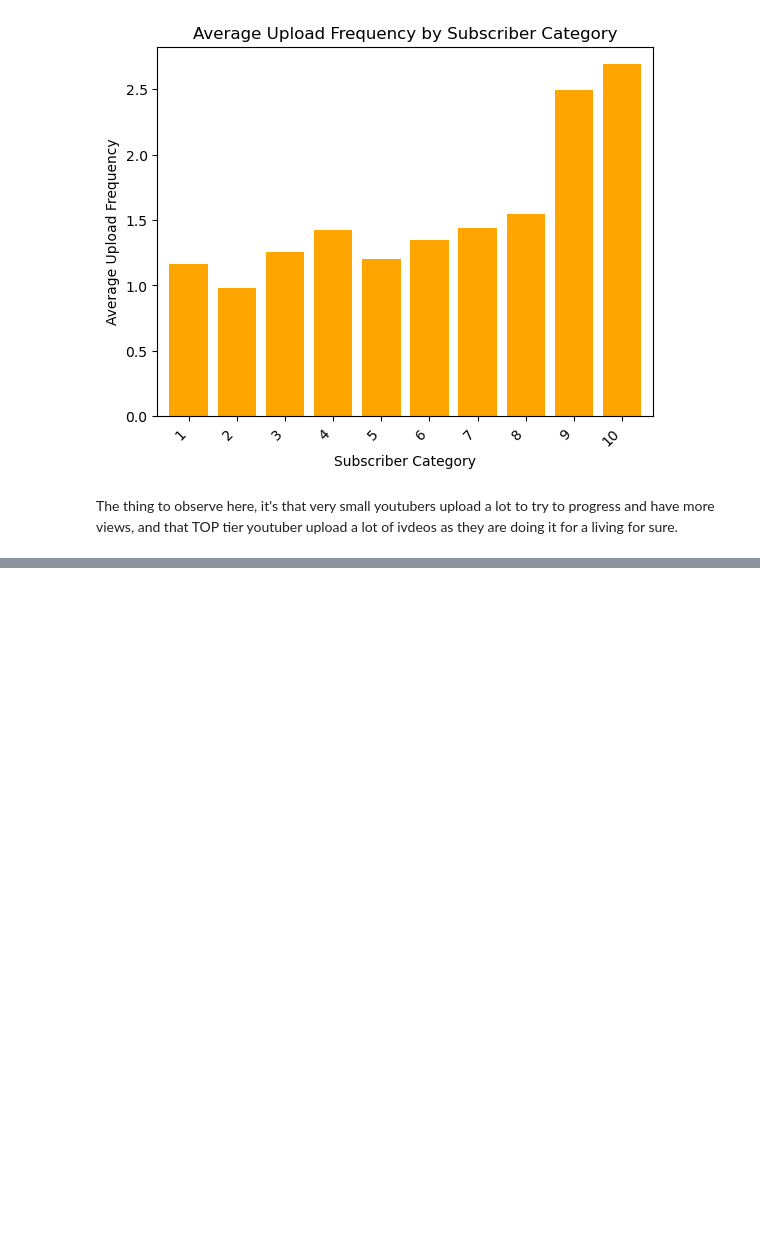
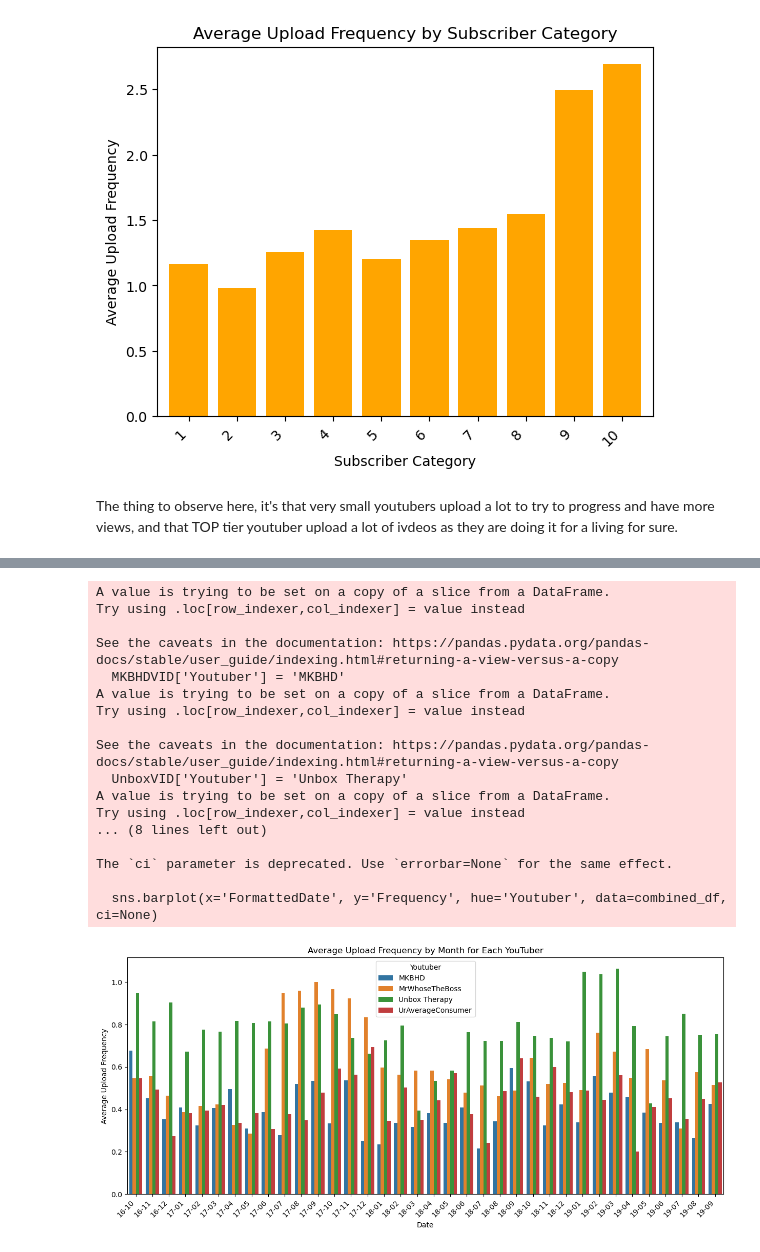
Before and after one commit to epfl-ada/ada-2023-project-datasquad2023, a Jupyter notebook: EDA_OTI.ipynb, the cells around one changed output, grey strips where cells are left out. Cells and saved outputs as stored; diff of their text form; code cells hidden in the pictures; blank space fills up the shorter version.

```diff
--- a/EDA_OTI.ipynb
+++ b/EDA_OTI.ipynb
@@ -203,0 +327,49 @@ The thing to observe here, it's that very small youtubers upload a lot to try to
+# %%
+MKBHDVID['Youtuber'] = 'MKBHD'
+UnboxVID['Youtuber'] = 'Unbox Therapy'
+UrAvgConsumerVID['Youtuber'] = 'UrAverageConsumer'
+MrwhosethebossVID['Youtuber'] = 'MrWhoseTheBoss'
+
+
+# Concatenate the DataFrames into a single DataFrame
+combined_df = pd.concat([MKBHDVID, UnboxVID, UrAvgConsumerVID, MrwhosethebossVID])
+
+
+# Convert 'Year' and 'Month' to datetime format and create a new 'Date' column
+combined_df['Date'] = pd.to_datetime(combined_df[['Year', 'Month']].assign(DAY=1))
+
+# Format the 'Date' column as 'YY-MM'
+combined_df['FormattedDate'] = combined_df['Date'].dt.strftime('%y-%m')
+
+# Sort the DataFrame by the 'Date' column
+combined_df = combined_df.sort_values(by='Date')
+
+# Use seaborn to plot the bar chart
+plt.figure(figsize=(15, 6))
+sns.barplot(x='FormattedDate', y='Frequency', hue='Youtuber', data=combined_df, ci=None)
+
+plt.title('Average Upload Frequency by Month for Each YouTuber')
+plt.xlabel('Date')
+plt.xticks(rotation=45, ha='right')
+plt.ylabel('Average Upload Frequency')
+plt.legend(title='Youtuber')
+plt.show()
+# %% [output]
+A value is trying to be set on a copy of a slice from a DataFrame.
+Try using .loc[row_indexer,col_indexer] = value instead
+
+See the caveats in the documentation: https://pandas.pydata.org/pandas-docs/stable/user_guide/indexing.html#returning-a-view-versus-a-copy
+  MKBHDVID['Youtuber'] = 'MKBHD'
+A value is trying to be set on a copy of a slice from a DataFrame.
+Try using .loc[row_indexer,col_indexer] = value instead
+
+See the caveats in the documentation: https://pandas.pydata.org/pandas-docs/stable/user_guide/indexing.html#returning-a-view-versus-a-copy
+  UnboxVID['Youtuber'] = 'Unbox Therapy'
+A value is trying to be set on a copy of a slice from a DataFrame.
+Try using .loc[row_indexer,col_indexer] = value instead
+... (8 lines left out)
+
+The `ci` parameter is deprecated. Use `errorbar=None` for the same effect.
+
+  sns.barplot(x='FormattedDate', y='Frequency', hue='Youtuber', data=combined_df, ci=None)
+[figure, added]
```
Also changed, not shown: parts of 35 cells of this notebook.
